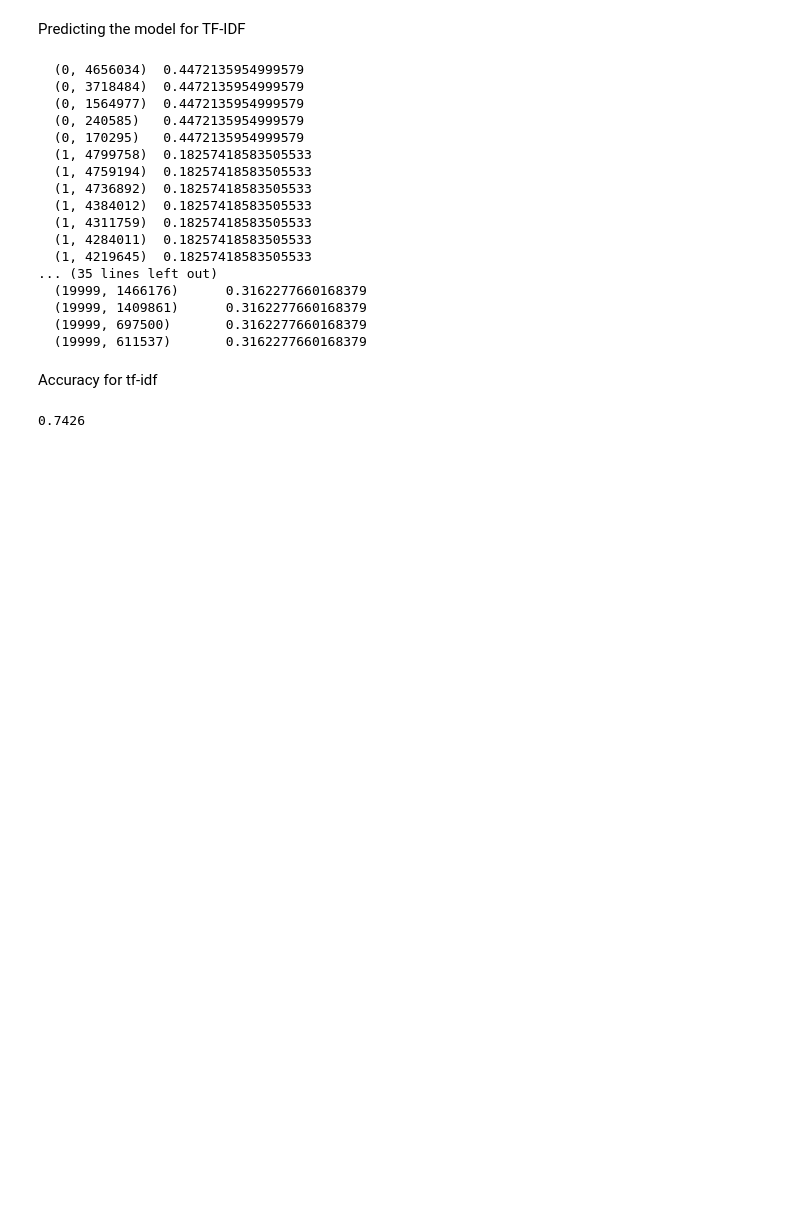
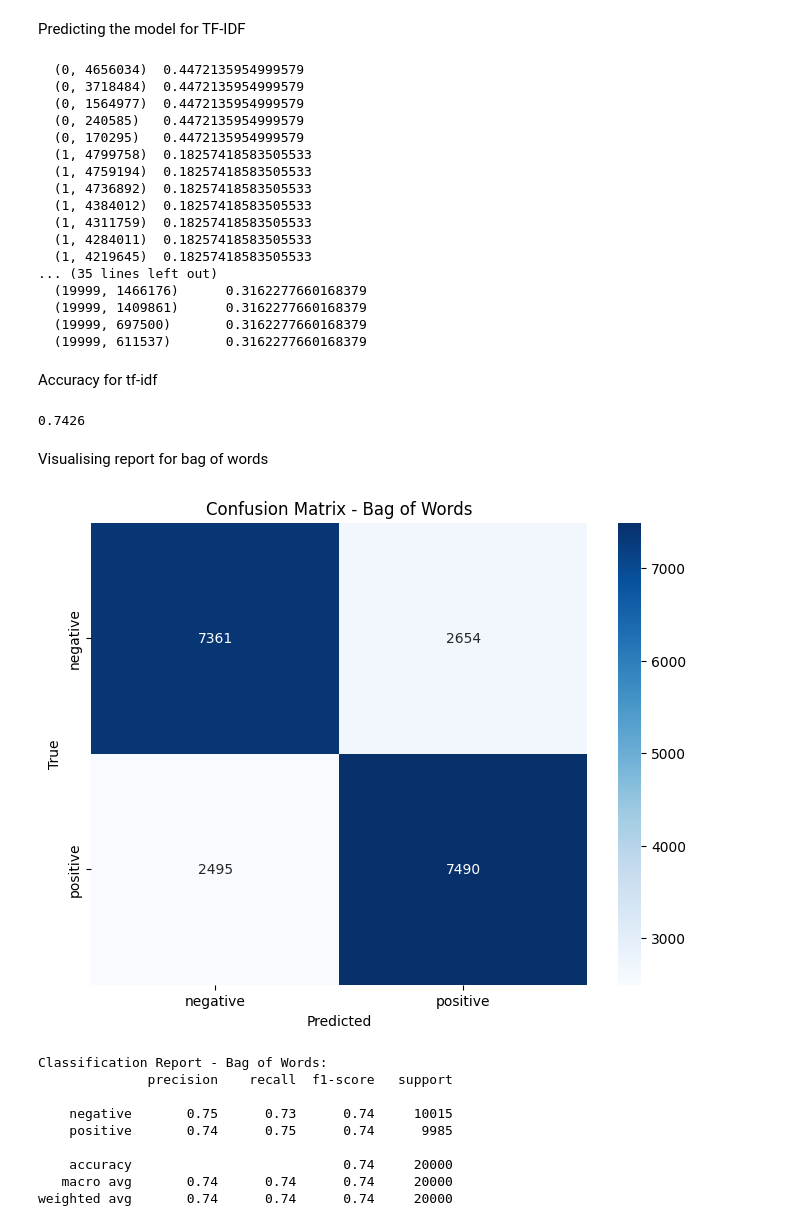
Before and after one commit to kkewat/Natural-Language-Processing, a Jupyter notebook: Movie_Sentiment_Analysis.ipynb, the cells around one changed output. Cells and saved outputs as stored; diff of their text form; code cells hidden in the pictures; blank space fills up the shorter version.

```diff
--- a/Movie_Sentiment_Analysis.ipynb
+++ b/Movie_Sentiment_Analysis.ipynb
@@ -250,3 +250,33 @@ tfidf_accuracy_score = accuracy_score(tfidf_test,y_test)
 print(tfidf_accuracy_score)
 # %% [output]
 0.7426
+# %% [markdown]
+Visualising report for bag of words
+# %%
+# Create confusion matrix
+conf_matrix_bow = confusion_matrix(y_test, bw_test)
+
+# Create classification report
+class_report_bow = classification_report(y_test, bw_test)
+
+# Plot confusion matrix using seaborn heatmap
+plt.figure(figsize=(8, 6))
+sns.heatmap(conf_matrix_bow, annot=True, fmt='d', cmap='Blues', xticklabels=['negative', 'positive'], yticklabels=['negative', 'positive'])
+plt.xlabel('Predicted')
+plt.ylabel('True')
+plt.title('Confusion Matrix - Bag of Words')
+plt.show()
+
+print("Classification Report - Bag of Words:")
+print(class_report_bow)
+# %% [output]
+[figure, added]
+Classification Report - Bag of Words:
+              precision    recall  f1-score   support
+
+    negative       0.75      0.73      0.74     10015
+    positive       0.74      0.75      0.74      9985
+
+    accuracy                           0.74     20000
+   macro avg       0.74      0.74      0.74     20000
+weighted avg       0.74      0.74      0.74     20000
```
Also changed, not shown: parts of 2 cells of this notebook.
